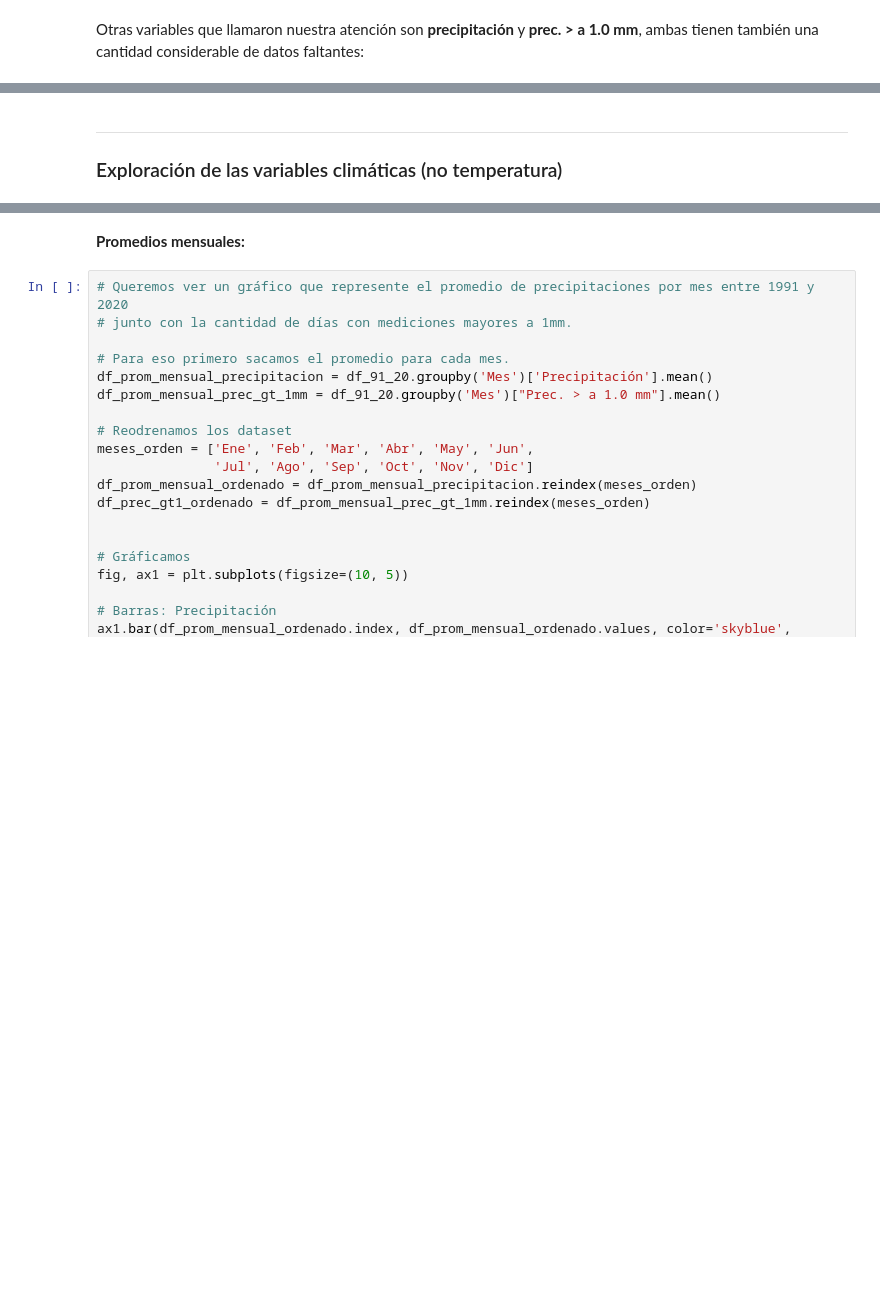
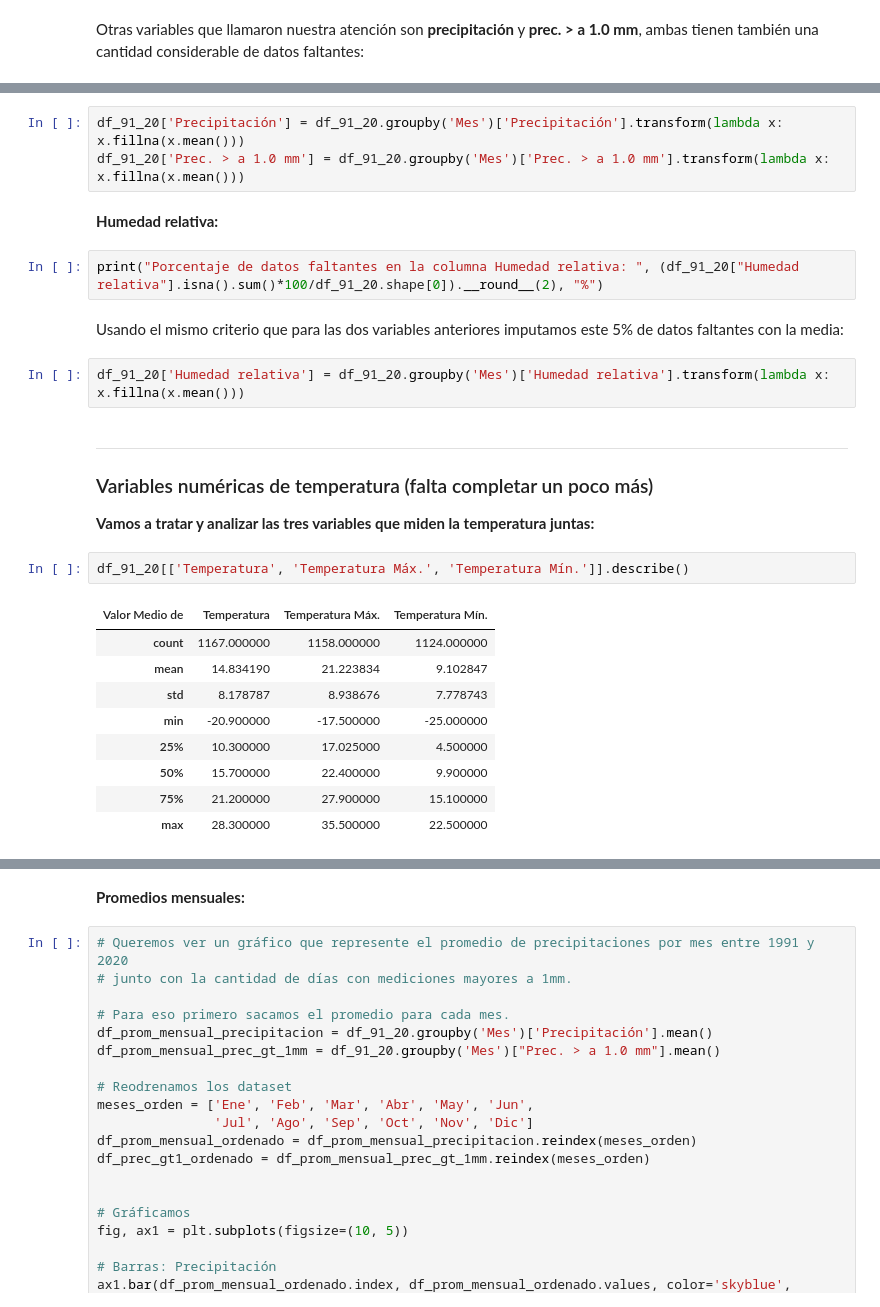
Before and after one commit to Mati279/Analisis-de-Datos---TPs, a Jupyter notebook: TP1/Borrador.ipynb, the cells around one changed output, grey strips where cells are left out. Cells and saved outputs as stored; diff of their text form; blank space fills up the shorter version.

```diff
--- a/TP1/Borrador.ipynb
+++ b/TP1/Borrador.ipynb
@@ -315,4 +254,28 @@ Dado que ambas columnas tienen la misma cantidad de datos, ese 9.39% de datos fa
+# %%
+df_91_20['Precipitación'] = df_91_20.groupby('Mes')['Precipitación'].transform(lambda x: x.fillna(x.mean()))
+df_91_20['Prec. > a 1.0 mm'] = df_91_20.groupby('Mes')['Prec. > a 1.0 mm'].transform(lambda x: x.fillna(x.mean()))
+# %% [markdown]
+**Humedad relativa:**
+# %%
+print("Porcentaje de datos faltantes en la columna Humedad relativa: ", (df_91_20["Humedad relativa"].isna().sum()*100/df_91_20.shape[0]).__round__(2), "%")
+# %% [markdown]
+Usando el mismo criterio que para las dos variables anteriores imputamos este 5% de datos faltantes con la media:
+# %%
+df_91_20['Humedad relativa'] = df_91_20.groupby('Mes')['Humedad relativa'].transform(lambda x: x.fillna(x.mean()))
 # %% [markdown]
 ---
 
-### Exploración de las variables climáticas (no temperatura)
+### Variables numéricas de temperatura (falta completar un poco más)
+**Vamos a tratar y analizar las tres variables que miden la temperatura juntas:**
+# %%
+df_91_20[['Temperatura', 'Temperatura Máx.', 'Temperatura Mín.']].describe()
+# %% [output]
+| Valor Medio de | Temperatura | Temperatura Máx. | Temperatura Mín. |
+| count | 1167.000000 | 1158.000000 | 1124.000000 |
+| mean | 14.834190 | 21.223834 | 9.102847 |
+| std | 8.178787 | 8.938676 | 7.778743 |
+| min | -20.900000 | -17.500000 | -25.000000 |
+| 25% | 10.300000 | 17.025000 | 4.500000 |
+| 50% | 15.700000 | 22.400000 | 9.900000 |
+| 75% | 21.200000 | 27.900000 | 15.100000 |
+| max | 28.300000 | 35.500000 | 22.500000 |
```
Also changed, not shown: parts of 19 cells of this notebook.
